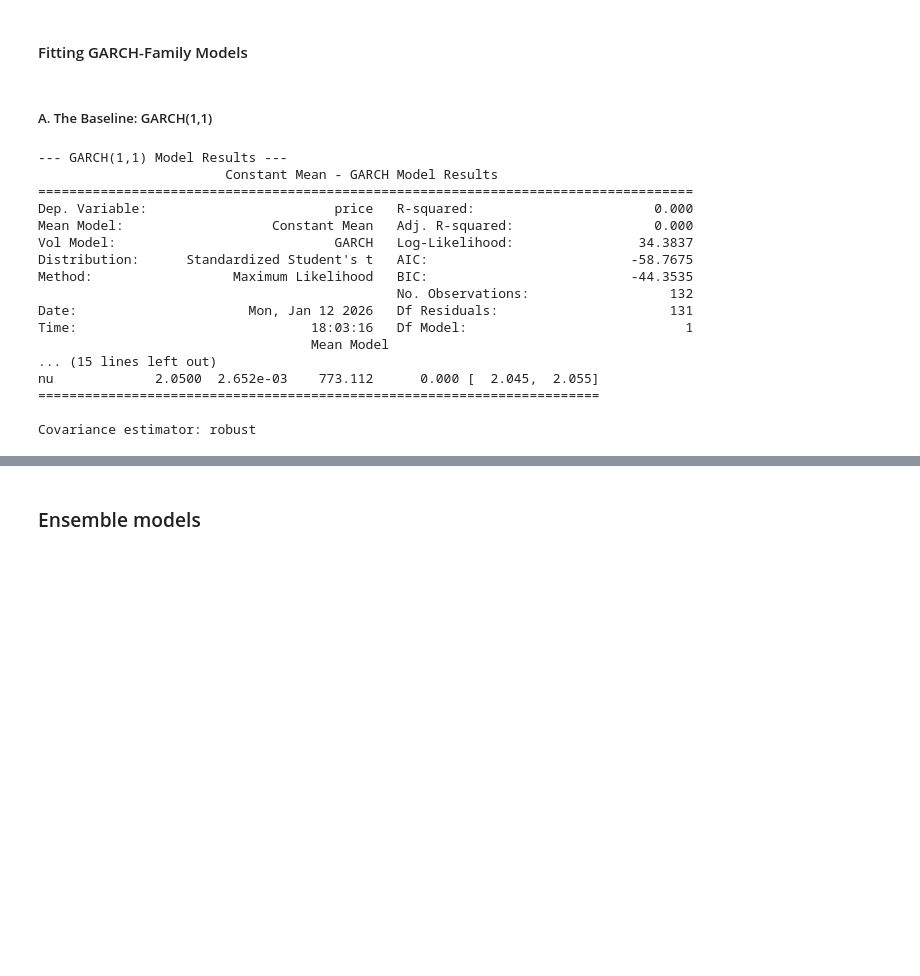
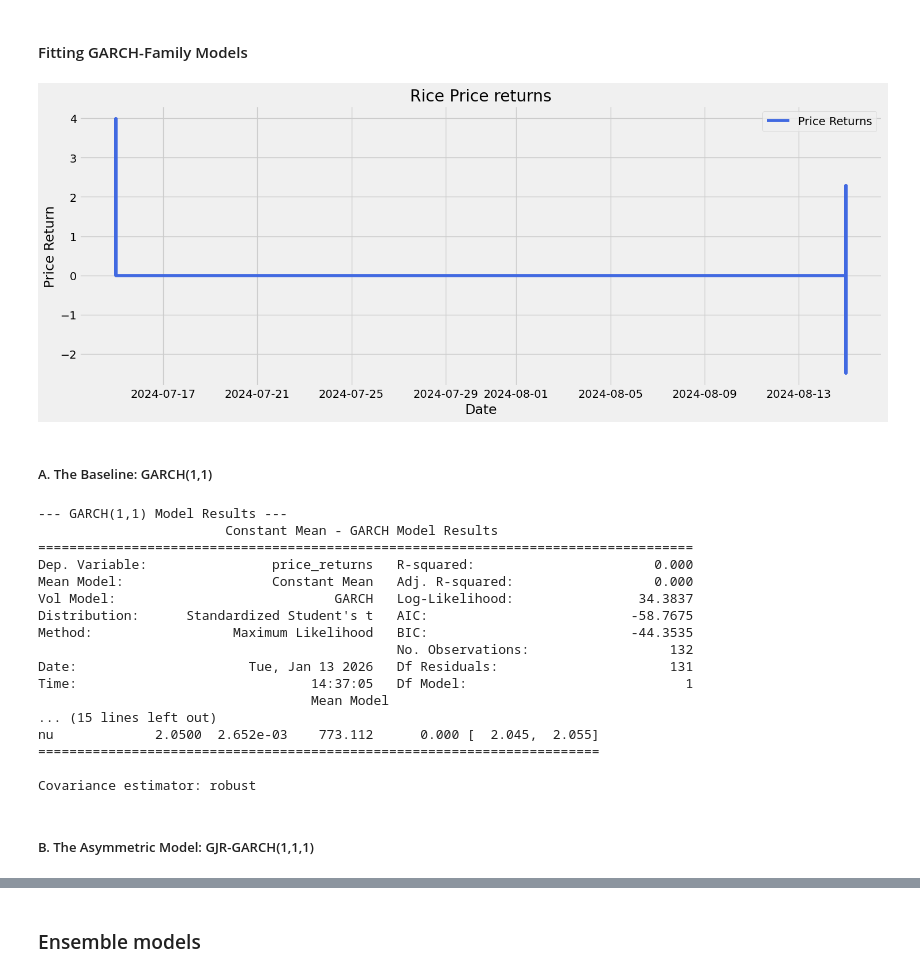
Before and after one commit to DVIlangamge/FYP--Rice-Price-Volatility-Analysis-and-Forecasting, a Jupyter notebook: FYP.ipynb, the cells around one changed output, grey strips where cells are left out. Saved outputs shown, nothing was run; the diff lists cells and outputs as text; code cells hidden in the pictures; blank space fills up the shorter version.

```diff
--- a/FYP.ipynb
+++ b/FYP.ipynb
@@ -3060,12 +3062,17 @@ Downloading alpha_vantage-3.0.0-py3-none-any.whl (35 kB)
 Downloading inflection-0.5.1-py2.py3-none-any.whl (9.5 kB)
 Installing collected packages: inflection, quandl, alpha_vantage, arch
 Successfully installed alpha_vantage-3.0.0 arch-8.0.0 inflection-0.5.1 quandl-3.7.0
+# %%
+# Set the 'Date' column as the new index
+#df_copy.set_index('Date', inplace=True)
+
+# Calculating returns
+df['price_returns'] = np.log(df['price'] / df['price'].shift(1))
 # %%
-# Calculating returns
-price_returns = np.log(df['price'] / df['price'].shift(1)).dropna()
+df.dropna(inplace=True)
 
 # Basic GARCH model without exogenous variables
-basic_garch_model = arch_model(price_returns, vol='Garch', p=1, q=1)
+basic_garch_model = arch_model(df['price_returns'], vol='Garch', p=1, q=1)
 # %% [markdown]
 #### model training and testing
 # %%
@@ -3127,12 +3135,23 @@ Sample of Forecasted Future Volatilities:
 [0.23636271 0.23636271 0.23636271 0.23636271 0.23636271]
 # %% [markdown]
 #### Fitting GARCH-Family Models
+# %%
+# Plotting the price returns
+plt.figure(figsize=(16, 6))
+plt.plot(df.index, df['price_returns'], label='Price Returns', color='royalblue')
+plt.title('Rice Price returns')
+plt.ylabel('Price Return')
+plt.xlabel('Date')
+plt.legend()
+plt.show()
+# %% [output]
+[figure, added]
 # %% [markdown]
 ##### A. The Baseline: GARCH(1,1)
 # %%
 # 1. Fit a GARCH(1,1) model with a Student's t distribution
 # p=1 (past volatility), q=1 (past shocks)
-scaled_returns = price_returns * 100
+scaled_returns = df['price_returns'] * 100
 garch_model = arch_model(scaled_returns, vol='Garch', p=1, q=1, dist='t')
 
 # disp='off' keeps the output clean by hiding the optimization steps
@@ -3145,17 +3164,19 @@ print(garch_result.summary())
 --- GARCH(1,1) Model Results ---
                         Constant Mean - GARCH Model Results
 ====================================================================================
-Dep. Variable:                        price   R-squared:                       0.000
+Dep. Variable:                price_returns   R-squared:                       0.000
 Mean Model:                   Constant Mean   Adj. R-squared:                  0.000
 Vol Model:                            GARCH   Log-Likelihood:                34.3837
 Distribution:      Standardized Student's t   AIC:                          -58.7675
 Method:                  Maximum Likelihood   BIC:                          -44.3535
                                               No. Observations:                  132
-Date:                      Mon, Jan 12 2026   Df Residuals:                      131
-Time:                              18:03:16   Df Model:                            1
+Date:                      Tue, Jan 13 2026   Df Residuals:                      131
+Time:                              14:37:05   Df Model:                            1
                                    Mean Model
 ... (15 lines left out)
 nu             2.0500  2.652e-03    773.112      0.000 [  2.045,  2.055]
 ========================================================================
 
 Covariance estimator: robust
+# %% [markdown]
+##### B. The Asymmetric Model: GJR-GARCH(1,1,1)
```
Also changed, not shown: parts of 27 cells of this notebook.
